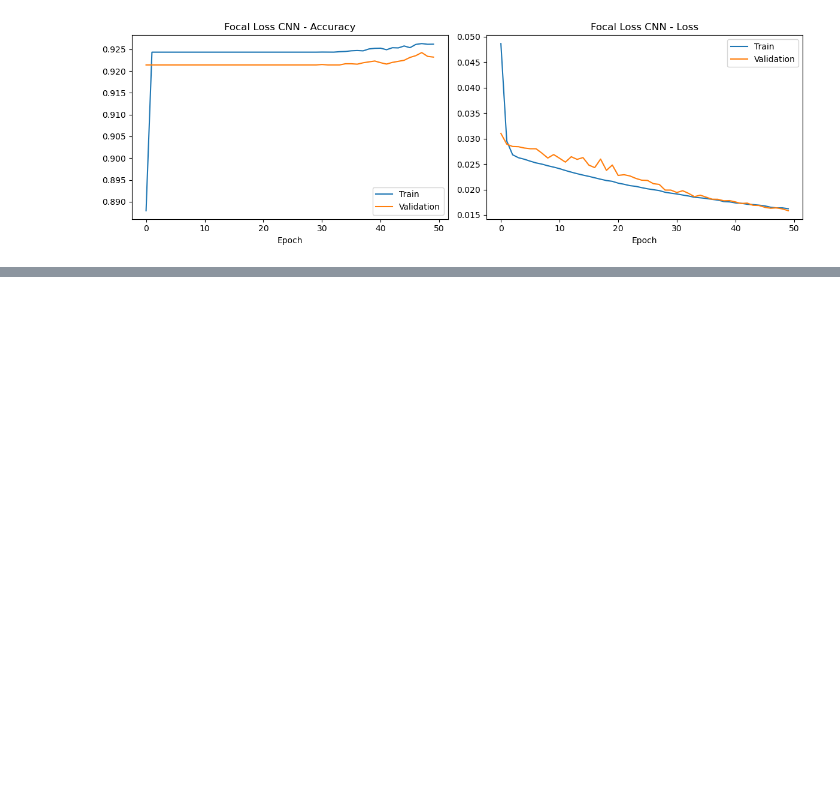
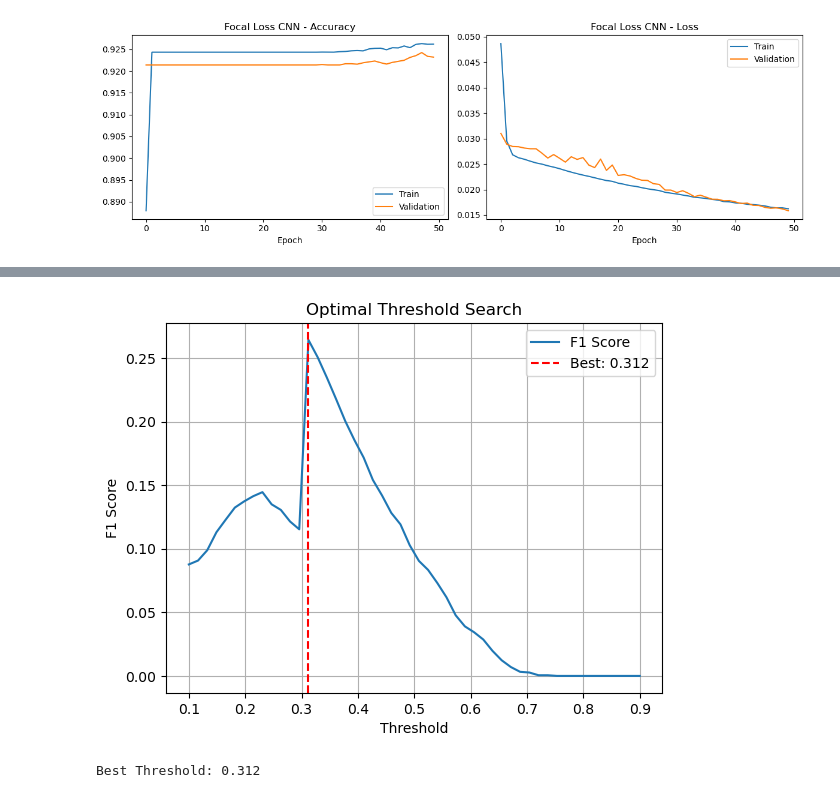
Before and after one commit to muhammadsyed110/led_sensing, a Jupyter notebook: cnn_dense_model/new_deep_model.ipynb, the cells around one changed output, grey strips where cells are left out. Cells and saved outputs as stored; diff of their text form; code cells hidden in the pictures; blank space fills up the shorter version.

```diff
--- a/cnn_dense_model/new_deep_model.ipynb
+++ b/cnn_dense_model/new_deep_model.ipynb
@@ -334,7 +334,8 @@ def find_optimal_threshold(y_true, y_pred):
     plt.show()
 
     return best_t
-
+# Get model predictions on test data
+y_pred_proba = model_focal.predict(X_test_np)  # This gives probabilities (0 to 1)
 best_threshold = find_optimal_threshold(Y_test_np, y_pred_proba)
 print(f"Best Threshold: {best_threshold:.3f}")
 # %% [output]
@@ -342,3 +343,5 @@ NameError: name 'y_pred_proba' is not defined
+[figure, added]
+Best Threshold: 0.312
 # %%
 import matplotlib.pyplot as plt
 
```
Also changed, not shown: parts of 3 cells of this notebook, 1 other file.
